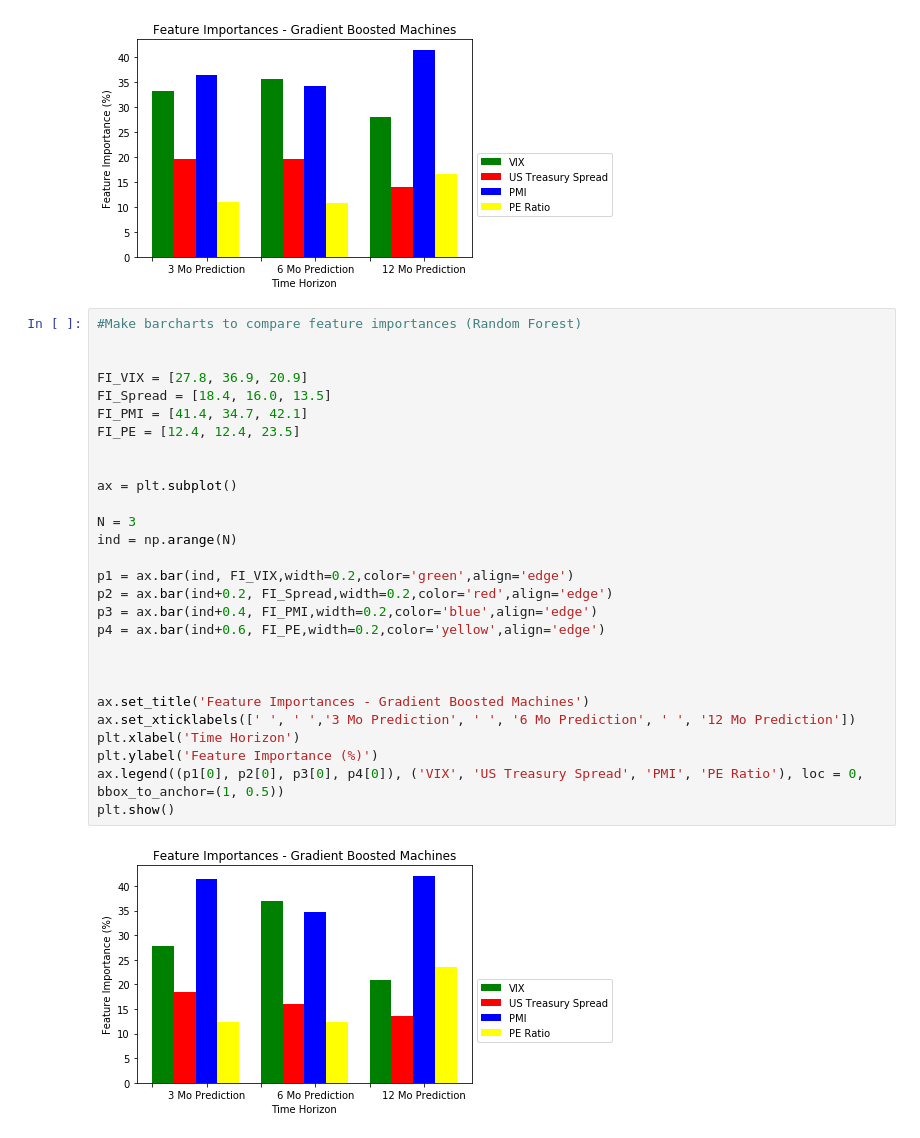
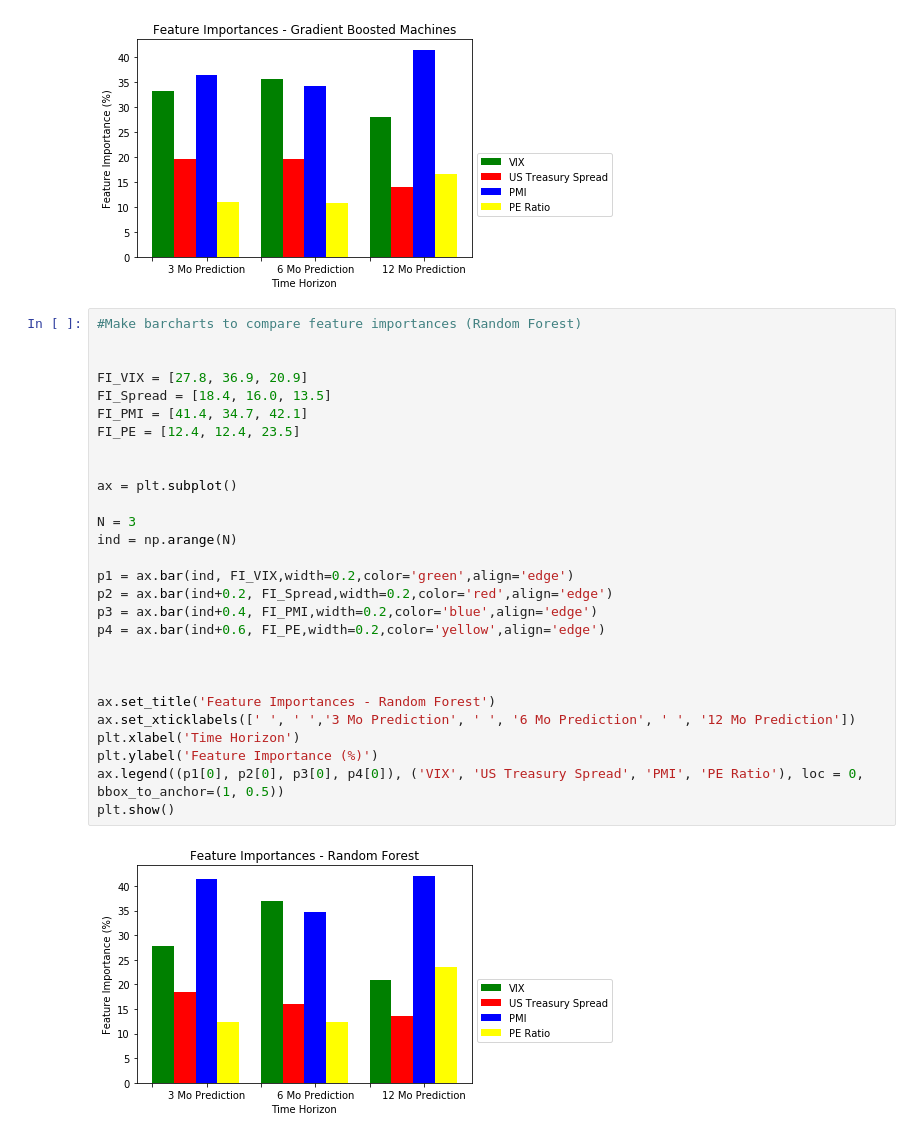
Before and after one commit to pdkim1208/Springboard, a Jupyter notebook: CapstoneProject2.ipynb, the cells around one changed output. Cells and saved outputs as stored; diff of their text form.

```diff
--- a/CapstoneProject2.ipynb
+++ b/CapstoneProject2.ipynb
@@ -975,30 +977,30 @@ plt.show()
 # %%
 #Make barcharts to compare feature importances (Random Forest)
 
 
 FI_VIX = [27.8, 36.9, 20.9]
 FI_Spread = [18.4, 16.0, 13.5]
 FI_PMI = [41.4, 34.7, 42.1]
 FI_PE = [12.4, 12.4, 23.5]
 
 
 ax = plt.subplot()
 
 N = 3
 ind = np.arange(N)
 
 p1 = ax.bar(ind, FI_VIX,width=0.2,color='green',align='edge')
 p2 = ax.bar(ind+0.2, FI_Spread,width=0.2,color='red',align='edge')
 p3 = ax.bar(ind+0.4, FI_PMI,width=0.2,color='blue',align='edge')
 p4 = ax.bar(ind+0.6, FI_PE,width=0.2,color='yellow',align='edge')
 
 
 
-ax.set_title('Feature Importances - Gradient Boosted Machines')
+ax.set_title('Feature Importances - Random Forest')
 ax.set_xticklabels([' ', ' ','3 Mo Prediction', ' ', '6 Mo Prediction', ' ', '12 Mo Prediction'])
 plt.xlabel('Time Horizon')
 plt.ylabel('Feature Importance (%)')
 ax.legend((p1[0], p2[0], p3[0], p4[0]), ('VIX', 'US Treasury Spread', 'PMI', 'PE Ratio'), loc = 0, bbox_to_anchor=(1, 0.5))
 plt.show()
 # %% [output]
-[figure, old version]
+[figure, new version]
```
Also changed, not shown: parts of 3 cells of this notebook.
